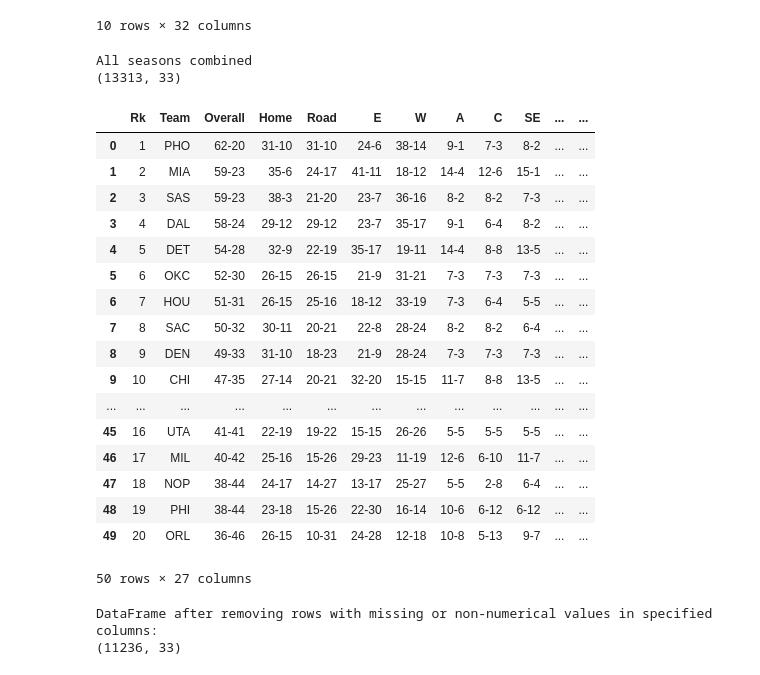
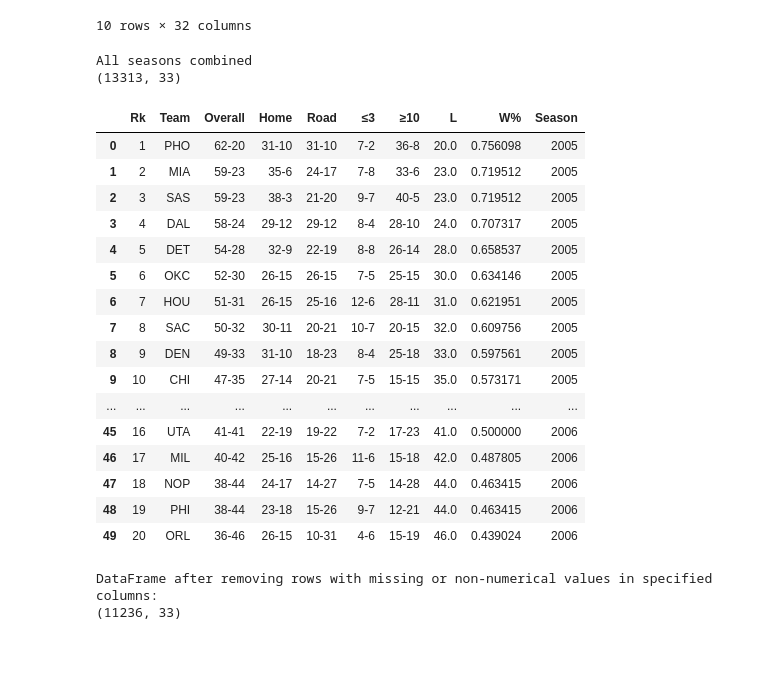
Before and after one commit to maadmaaax/Project_NBA_GroupM, a Jupyter notebook: Analyse_Principale.ipynb, the cells around one changed output. Saved outputs shown, nothing was run; the diff lists cells and outputs as text; code cells hidden in the pictures.

```diff
--- a/Analyse_Principale.ipynb
+++ b/Analyse_Principale.ipynb
@@ -114,14 +114,20 @@ team_replacements = {
     "Utah Jazz": "UTA",
     "Washington Wizards": "WAS"
 }
+
+Dropst=['E','W','Apr','A','C','SE','NW','P','SW','Post','Pre','Oct','Nov','Dec','Jan','Feb','Mar','Jul','Aug','May']
 years = range(2005, 2025)
 
 for year in years:
     df_name = f'st{year}'
     if df_name in globals():
         df = globals()[df_name]
-        # Strip spaces and replace team names in the relevant column (adjust 'Team' to the correct column name)
+        # Strip spaces and replace team names in the relevant column
         df['Team'] = df['Team'].str.strip().replace(team_replacements)
+        df=df.drop(columns=Dropst,errors='ignore')
+        # Create Win and loss as column and compute %
+        df[['W','L']]=df['Overall'].str.split('-',expand=True).astype(int)
+        df['W%']=df['W']/(df['L']+df['W'])
         # Save back to variable
         globals()[df_name] = df
 
@@ -130,7 +136,7 @@ for year in years:
     df_name = f'rs{year}'
     if df_name in globals():
         df = globals()[df_name]
-        # Strip spaces and replace team names in the relevant column (adjust 'Team' to the correct column name)
+        # Strip spaces and replace team names in the relevant column
         df['Team'] = df['Team'].str.strip().replace(team_replacements)
         # Save back to variable
         globals()[df_name] = df
@@ -234,51 +258,56 @@ rs2006.head(10)
 # 1. Merge all df in a list
 all_dfs_list = [
     rs2005, rs2006, rs2007, rs2008, rs2009, rs2010,
     rs2011, rs2012, rs2013, rs2014, rs2015, rs2016,
     rs2017, rs2018, rs2019, rs2020, rs2021, rs2022,
     rs2023, rs2024, rs2025
 ]
 all_sts_list = [
     st2005, st2006, st2007, st2008, st2009, st2010,
     st2011, st2012, st2013, st2014, st2015, st2016,
     st2017, st2018, st2019, st2020, st2021, st2022,
     st2023, st2024, st2025
 ]
 
 #We concat all in one big Dataframe
 #and we add 'season' column
 season = 2005
 for df in all_dfs_list:
   df['Season'] = season
   season += 1
 
+season = 2005
+for df in all_sts_list:
+  df['Season'] = season
+  season += 1
+
 sts_data_full = pd.concat(all_sts_list, ignore_index=True)
+sts_data_full=sts_data_full.drop(columns=Dropst,errors='ignore')
 nbas_data_full = pd.concat(all_dfs_list, ignore_index=True)
 
 print("All seasons combined")
 print(nbas_data_full.shape)
 display(sts_data_full.head(50))
 # %% [output]
 All seasons combined
 (13313, 33)
-|  | Rk | Team | Overall | Home | Road | E | W | A | C | SE | ... | ... |
-| 0 | 1 | PHO | 62-20 | 31-10 | 31-10 | 24-6 | 38-14 | 9-1 | 7-3 | 8-2 | ... | ... |
-| 1 | 2 | MIA | 59-23 | 35-6 | 24-17 | 41-11 | 18-12 | 14-4 | 12-6 | 15-1 | ... | ... |
-| 2 | 3 | SAS | 59-23 | 38-3 | 21-20 | 23-7 | 36-16 | 8-2 | 8-2 | 7-3 | ... | ... |
-| 3 | 4 | DAL | 58-24 | 29-12 | 29-12 | 23-7 | 35-17 | 9-1 | 6-4 | 8-2 | ... | ... |
-| 4 | 5 | DET | 54-28 | 32-9 | 22-19 | 35-17 | 19-11 | 14-4 | 8-8 | 13-5 | ... | ... |
-| 5 | 6 | OKC | 52-30 | 26-15 | 26-15 | 21-9 | 31-21 | 7-3 | 7-3 | 7-3 | ... | ... |
-| 6 | 7 | HOU | 51-31 | 26-15 | 25-16 | 18-12 | 33-19 | 7-3 | 6-4 | 5-5 | ... | ... |
-| 7 | 8 | SAC | 50-32 | 30-11 | 20-21 | 22-8 | 28-24 | 8-2 | 8-2 | 6-4 | ... | ... |
-| 8 | 9 | DEN | 49-33 | 31-10 | 18-23 | 21-9 | 28-24 | 7-3 | 7-3 | 7-3 | ... | ... |
-| 9 | 10 | CHI | 47-35 | 27-14 | 20-21 | 32-20 | 15-15 | 11-7 | 8-8 | 13-5 | ... | ... |
-| ... | ... | ... | ... | ... | ... | ... | ... | ... | ... | ... | ... | ... |
-| 45 | 16 | UTA | 41-41 | 22-19 | 19-22 | 15-15 | 26-26 | 5-5 | 5-5 | 5-5 | ... | ... |
-| 46 | 17 | MIL | 40-42 | 25-16 | 15-26 | 29-23 | 11-19 | 12-6 | 6-10 | 11-7 | ... | ... |
-| 47 | 18 | NOP | 38-44 | 24-17 | 14-27 | 13-17 | 25-27 | 5-5 | 2-8 | 6-4 | ... | ... |
-| 48 | 19 | PHI | 38-44 | 23-18 | 15-26 | 22-30 | 16-14 | 10-6 | 6-12 | 6-12 | ... | ... |
-| 49 | 20 | ORL | 36-46 | 26-15 | 10-31 | 24-28 | 12-18 | 10-8 | 5-13 | 9-7 | ... | ... |
+|  | Rk | Team | Overall | Home | Road | ≤3 | ≥10 | L | W% | Season |
+| 0 | 1 | PHO | 62-20 | 31-10 | 31-10 | 7-2 | 36-8 | 20.0 | 0.756098 | 2005 |
+| 1 | 2 | MIA | 59-23 | 35-6 | 24-17 | 7-8 | 33-6 | 23.0 | 0.719512 | 2005 |
+| 2 | 3 | SAS | 59-23 | 38-3 | 21-20 | 9-7 | 40-5 | 23.0 | 0.719512 | 2005 |
+| 3 | 4 | DAL | 58-24 | 29-12 | 29-12 | 8-4 | 28-10 | 24.0 | 0.707317 | 2005 |
+| 4 | 5 | DET | 54-28 | 32-9 | 22-19 | 8-8 | 26-14 | 28.0 | 0.658537 | 2005 |
+| 5 | 6 | OKC | 52-30 | 26-15 | 26-15 | 7-5 | 25-15 | 30.0 | 0.634146 | 2005 |
+| 6 | 7 | HOU | 51-31 | 26-15 | 25-16 | 12-6 | 28-11 | 31.0 | 0.621951 | 2005 |
+| 7 | 8 | SAC | 50-32 | 30-11 | 20-21 | 10-7 | 20-15 | 32.0 | 0.609756 | 2005 |
+| 8 | 9 | DEN | 49-33 | 31-10 | 18-23 | 8-4 | 25-18 | 33.0 | 0.597561 | 2005 |
+| 9 | 10 | CHI | 47-35 | 27-14 | 20-21 | 7-5 | 15-15 | 35.0 | 0.573171 | 2005 |
+| ... | ... | ... | ... | ... | ... | ... | ... | ... | ... | ... |
+| 45 | 16 | UTA | 41-41 | 22-19 | 19-22 | 7-2 | 17-23 | 41.0 | 0.500000 | 2006 |
+| 46 | 17 | MIL | 40-42 | 25-16 | 15-26 | 11-6 | 15-18 | 42.0 | 0.487805 | 2006 |
+| 47 | 18 | NOP | 38-44 | 24-17 | 14-27 | 7-5 | 14-28 | 44.0 | 0.463415 | 2006 |
+| 48 | 19 | PHI | 38-44 | 23-18 | 15-26 | 9-7 | 12-21 | 44.0 | 0.463415 | 2006 |
+| 49 | 20 | ORL | 36-46 | 26-15 | 10-31 | 4-6 | 15-19 | 46.0 | 0.439024 | 2006 |
-50 rows × 27 columns
 # %%
 # Remove the row where 'Rk' is 'League Average'
 nbas_data_full = nbas_data_full[nbas_data_full['Rk'] != 'League Average'].copy()
```
Also changed, not shown: parts of 4 cells of this notebook.
